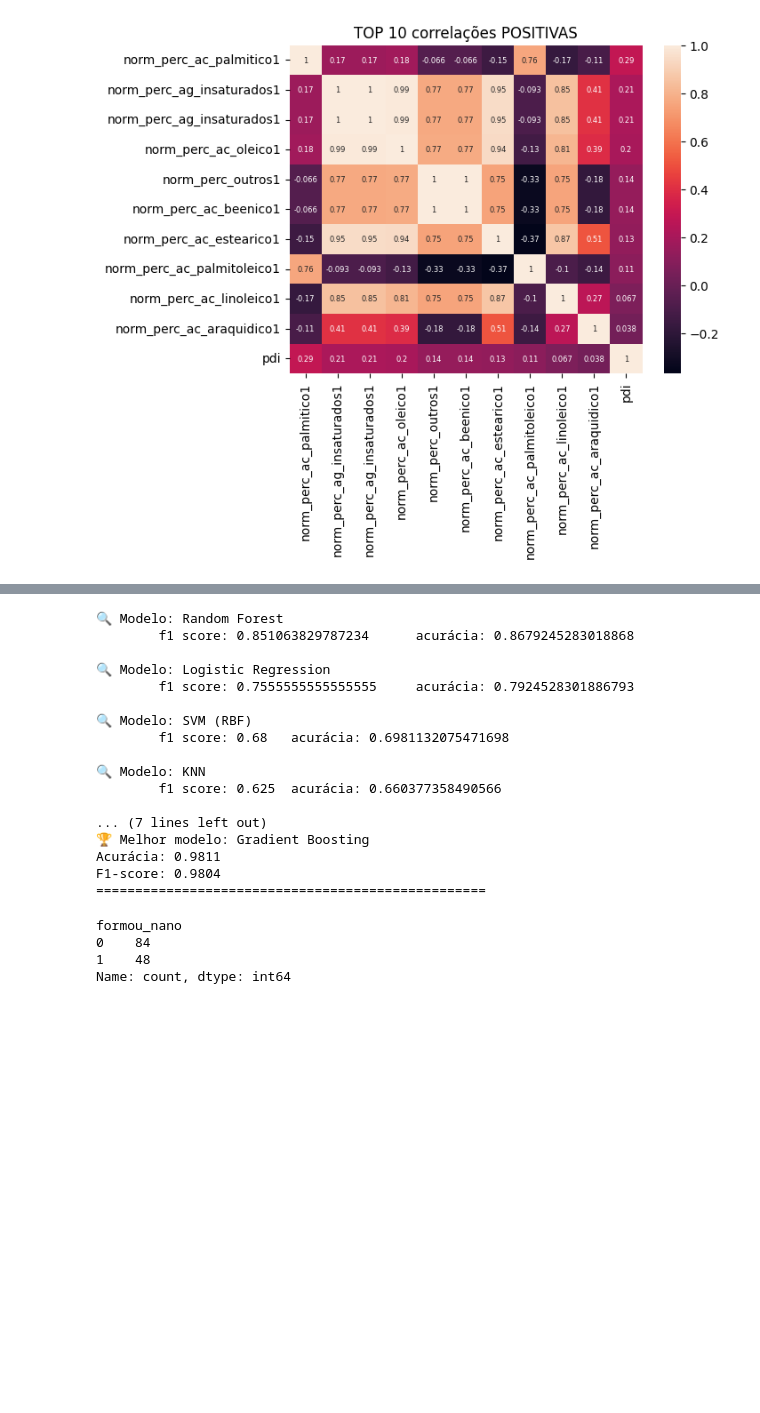
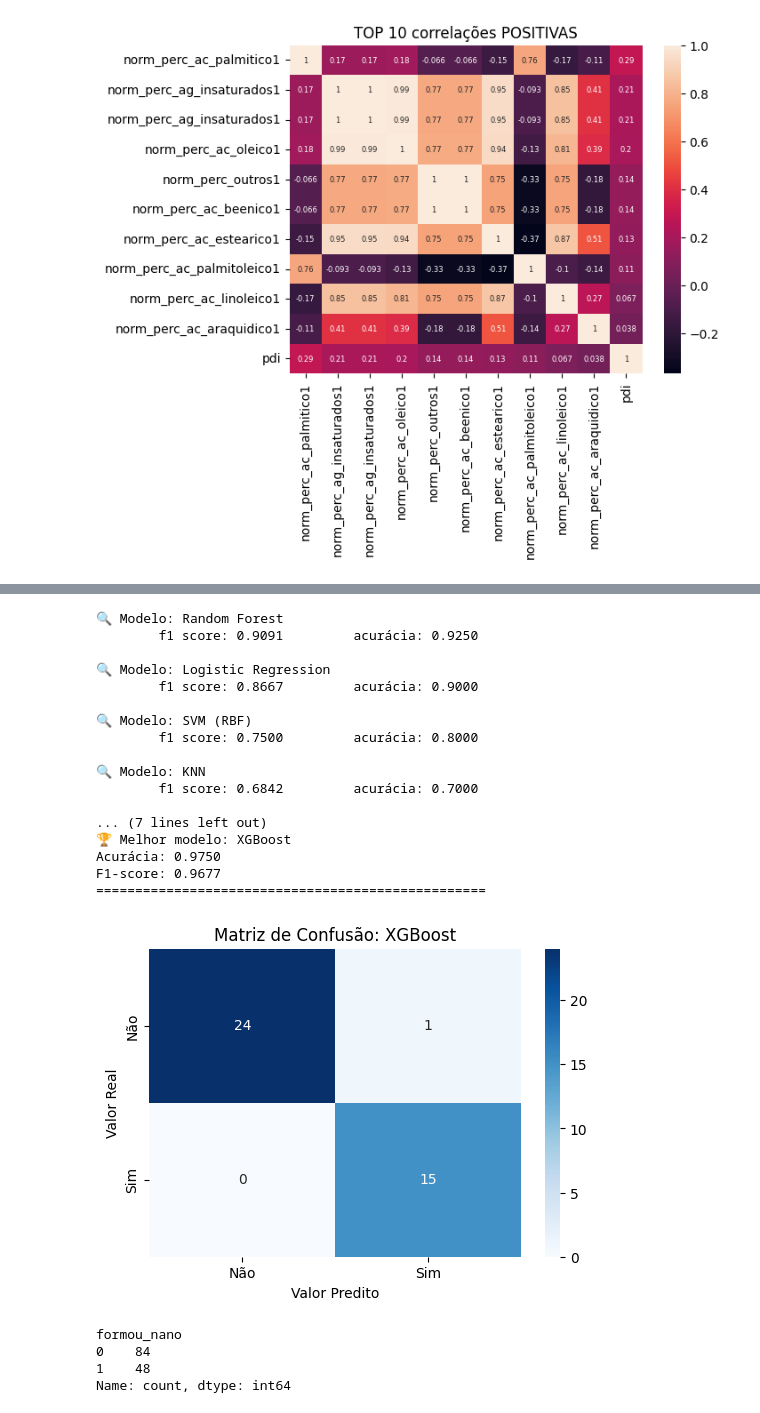
Before and after one commit to brfiso/PyNanoEmulsion, a Jupyter notebook: AnaliseNova.ipynb, the cells around one changed output, grey strips where cells are left out. Drawn from its saved outputs; the diff is of its cells as text; code cells hidden in the pictures; blank space fills up the shorter version.

```diff
--- a/AnaliseNova.ipynb
+++ b/AnaliseNova.ipynb
@@ -170,16 +175,15 @@ from sklearn.svm import SVC
 from sklearn.neighbors import KNeighborsClassifier
 from xgboost import XGBClassifier
 
-random_state=1
 
 # Dicionário de modelos
 modelos = {
-    "Random Forest": RandomForestClassifier(random_state=random_state),
+    "Random Forest": RandomForestClassifier(random_state=RANDOM_STATE),
     "Logistic Regression": LogisticRegression(),
     "SVM (RBF)": SVC(kernel='rbf', probability=True),
     "KNN": KNeighborsClassifier(),
-    "Gradient Boosting": GradientBoostingClassifier(random_state=random_state),
-    "XGBoost": XGBClassifier(eval_metric='logloss', random_state=random_state)
+    "Gradient Boosting": GradientBoostingClassifier(random_state=RANDOM_STATE),
+    "XGBoost": XGBClassifier(eval_metric='logloss', random_state=RANDOM_STATE)
 }
 
 # Resultados
@@ -195,41 +199,44 @@ for nome, modelo in modelos.items():
     resultados.append({
         'modelo': nome,
         'acuracia': acc,
         'f1_score': f1,
         'y_pred': y_pred,
         'modelo_treinado': modelo
     })
 
-    print(f"\n🔍 Modelo: {nome}\n\tf1 score: {f1}\t acurácia: {acc}\t")
+    print(f"\n🔍 Modelo: {nome}\n\tf1 score: {f1:.4f}\t acurácia: {acc:.4f}\t")
 
 # Ordena os resultados pelo F1-score (ou outra métrica que quiser)
 resultados_ordenados = sorted(resultados, key=lambda x: x['f1_score'], reverse=True)
 melhor = resultados_ordenados[0]
 
 # 🔝 Destaque do melhor modelo
 print("\n" + "="*50)
 print(f"🏆 Melhor modelo: {melhor['modelo']}")
 print(f"Acurácia: {melhor['acuracia']:.4f}")
 print(f"F1-score: {melhor['f1_score']:.4f}")
 print("="*50)
+
+show_confusion_matrix(melhor['modelo'], y_test, melhor['y_pred'])
 # %% [output]
 🔍 Modelo: Random Forest
-        f1 score: 0.851063829787234      acurácia: 0.8679245283018868
+        f1 score: 0.9091         acurácia: 0.9250
 
 🔍 Modelo: Logistic Regression
-        f1 score: 0.7555555555555555     acurácia: 0.7924528301886793
+        f1 score: 0.8667         acurácia: 0.9000
 
 🔍 Modelo: SVM (RBF)
-        f1 score: 0.68   acurácia: 0.6981132075471698
+        f1 score: 0.7500         acurácia: 0.8000
 
 🔍 Modelo: KNN
-        f1 score: 0.625  acurácia: 0.660377358490566
+        f1 score: 0.6842         acurácia: 0.7000
 
 ... (7 lines left out)
-🏆 Melhor modelo: Gradient Boosting
-Acurácia: 0.9811
-F1-score: 0.9804
+🏆 Melhor modelo: XGBoost
+Acurácia: 0.9750
+F1-score: 0.9677
 ==================================================
+[figure, added]
 # %%
 df['formou_nano'].value_counts()
 # %% [output]
```
Also changed, not shown: parts of 5 cells of this notebook.
